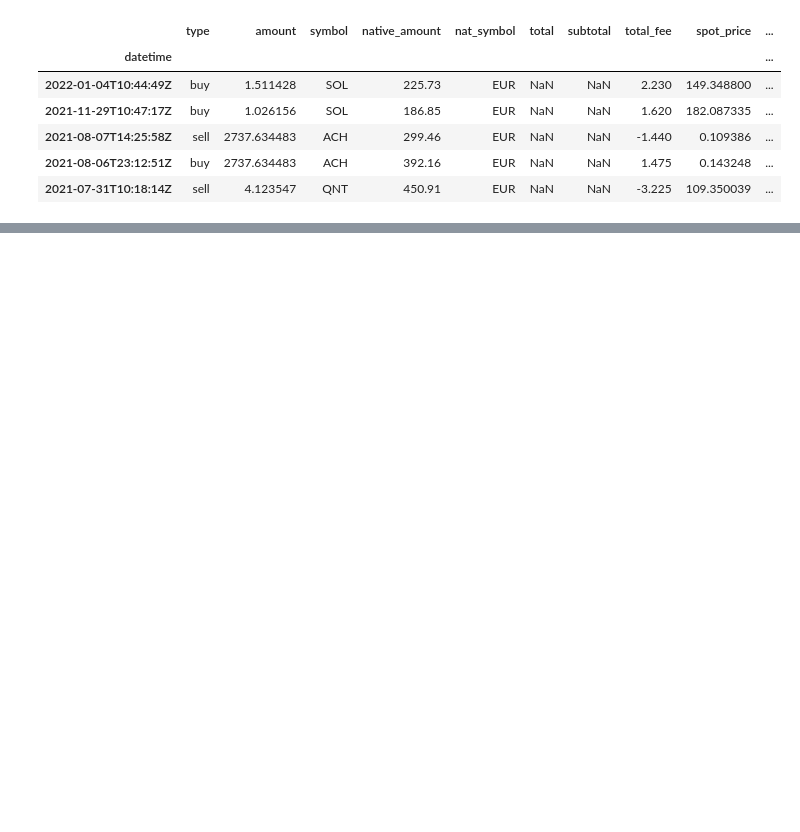
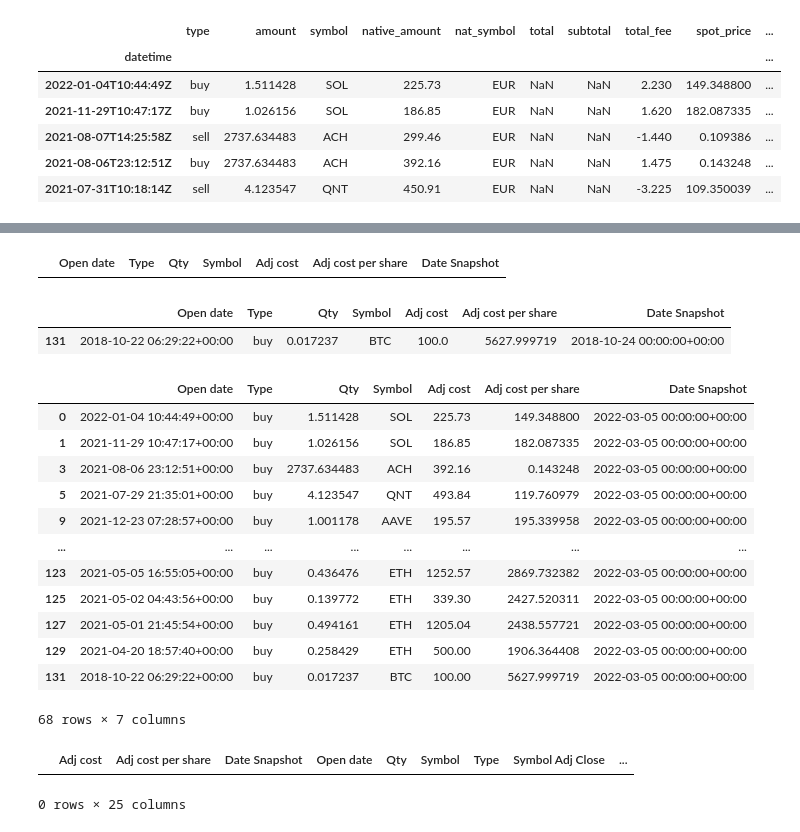
Before and after one commit to giocaizzi/surfingcrypto, a Jupyter notebook: notebooks/portfolio.ipynb, the cells around one changed output, grey strips where cells are left out. Drawn from its saved outputs; the diff is of its cells as text; code cells hidden in the pictures; blank space fills up the shorter version.

Commit message:
tracker

```diff
--- a/notebooks/portfolio.ipynb
+++ b/notebooks/portfolio.ipynb
@@ -29,0 +30,2 @@ p.std_df.head()
+# %%
+t=Tracker(p.std_df,configuration=c)
@@ -29,0 +48,3 @@ p.std_df.head()
+# %%
+closedata=t.load_data()
+closedata
@@ -29,0 +70,3 @@ p.std_df.head()
+# %%
+benchmark=t.set_benchmark("BTC")
+benchmark
@@ -29,0 +104,38 @@ p.std_df.head()
+# %%
+positions_per_day=t.time_fill()
+# %%
+positions_per_day[0]
+# %% [output]
+|  | Open date | Type | Qty | Symbol | Adj cost | Adj cost per share | Date Snapshot |
+# %%
+positions_per_day[2]
+# %% [output]
+|  | Open date | Type | Qty | Symbol | Adj cost | Adj cost per share | Date Snapshot |
+| 131 | 2018-10-22 06:29:22+00:00 | buy | 0.017237 | BTC | 100.0 | 5627.999719 | 2018-10-24 00:00:00+00:00 |
+# %%
+positions_per_day[-1]
+# %% [output]
+|  | Open date | Type | Qty | Symbol | Adj cost | Adj cost per share | Date Snapshot |
+| 0 | 2022-01-04 10:44:49+00:00 | buy | 1.511428 | SOL | 225.73 | 149.348800 | 2022-03-05 00:00:00+00:00 |
+| 1 | 2021-11-29 10:47:17+00:00 | buy | 1.026156 | SOL | 186.85 | 182.087335 | 2022-03-05 00:00:00+00:00 |
+| 3 | 2021-08-06 23:12:51+00:00 | buy | 2737.634483 | ACH | 392.16 | 0.143248 | 2022-03-05 00:00:00+00:00 |
+| 5 | 2021-07-29 21:35:01+00:00 | buy | 4.123547 | QNT | 493.84 | 119.760979 | 2022-03-05 00:00:00+00:00 |
+| 9 | 2021-12-23 07:28:57+00:00 | buy | 1.001178 | AAVE | 195.57 | 195.339958 | 2022-03-05 00:00:00+00:00 |
+| ... | ... | ... | ... | ... | ... | ... | ... |
+| 123 | 2021-05-05 16:55:05+00:00 | buy | 0.436476 | ETH | 1252.57 | 2869.732382 | 2022-03-05 00:00:00+00:00 |
+| 125 | 2021-05-02 04:43:56+00:00 | buy | 0.139772 | ETH | 339.30 | 2427.520311 | 2022-03-05 00:00:00+00:00 |
+| 127 | 2021-05-01 21:45:54+00:00 | buy | 0.494161 | ETH | 1205.04 | 2438.557721 | 2022-03-05 00:00:00+00:00 |
+| 129 | 2021-04-20 18:57:40+00:00 | buy | 0.258429 | ETH | 500.00 | 1906.364408 | 2022-03-05 00:00:00+00:00 |
+| 131 | 2018-10-22 06:29:22+00:00 | buy | 0.017237 | BTC | 100.00 | 5627.999719 | 2022-03-05 00:00:00+00:00 |
+68 rows × 7 columns
+# %%
+combined_df=t.per_day_portfolio_calcs(
+    positions_per_day,
+    benchmark,
+    closedata,
+    t.stocks_start
+)
+combined_df
+# %% [output]
+|  | Adj cost | Adj cost per share | Date Snapshot | Open date | Qty | Symbol | Type | Symbol Adj Close | ... |
+0 rows × 25 columns
```
Also changed, not shown: parts of 8 cells of this notebook, 6 other files.
